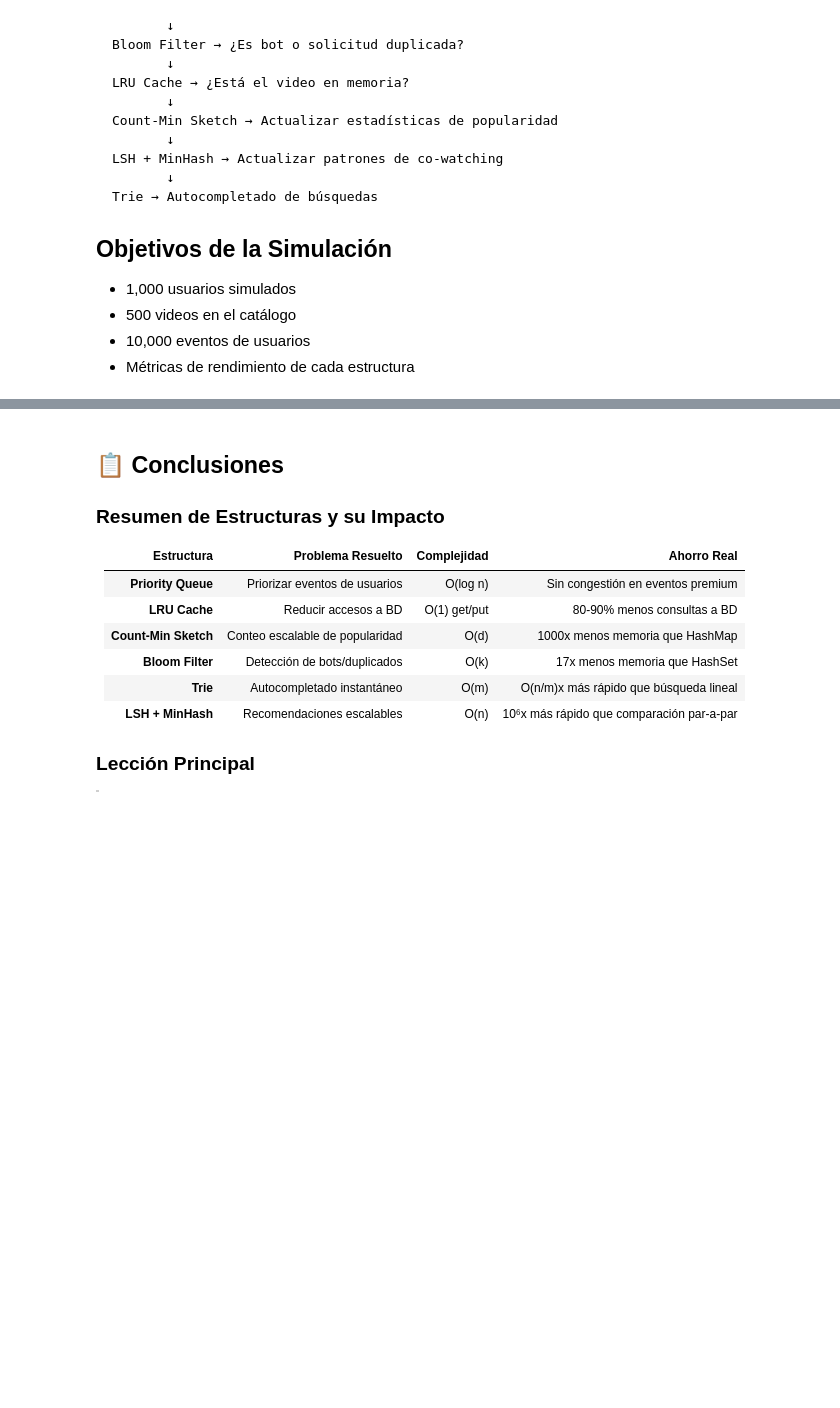
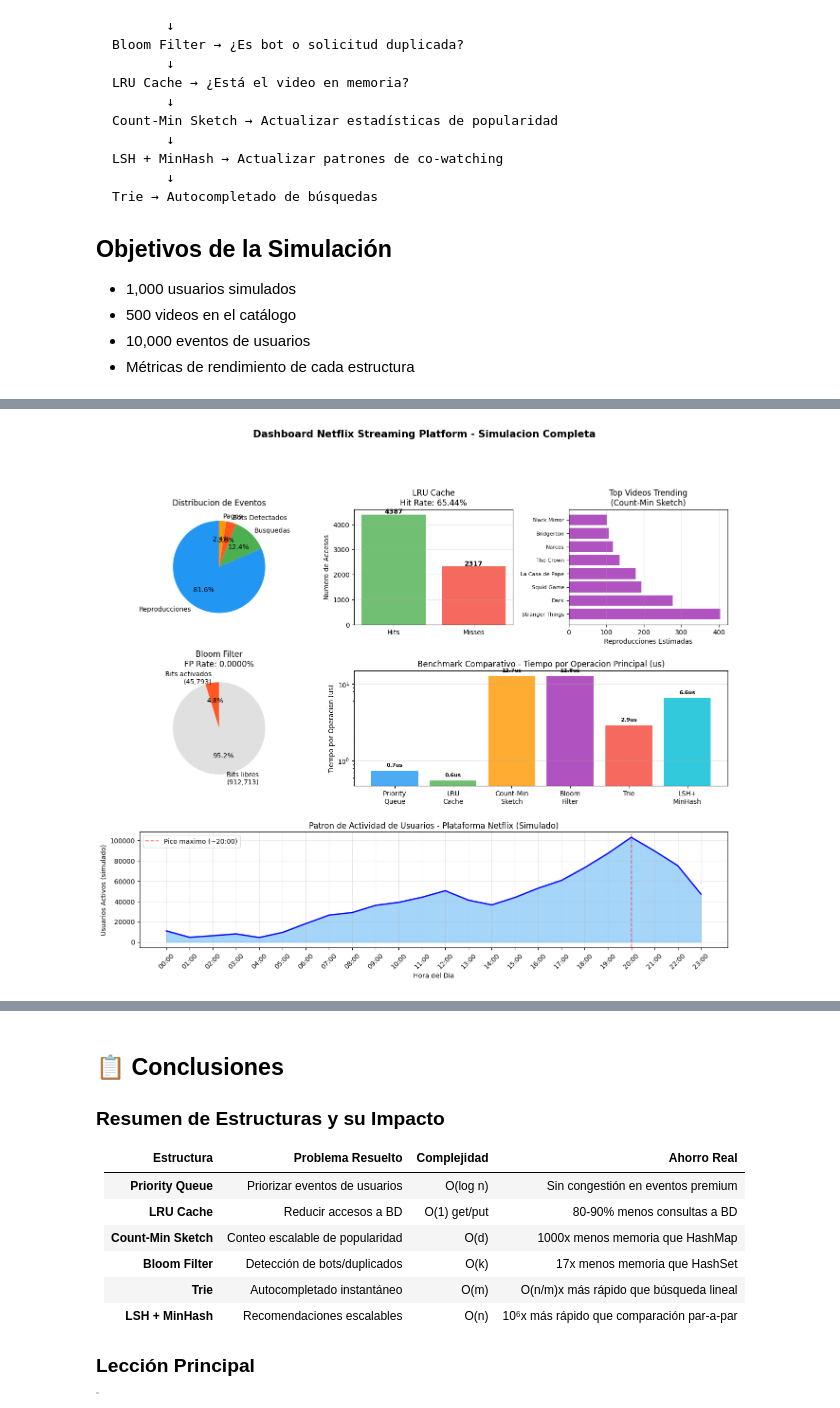
Before and after one commit to Guido-Silva/netflix-streaming-eda, a Jupyter notebook: notebooks/07_sistema_integrado.ipynb, the cells around one changed output, grey strips where cells are left out. Cells and saved outputs as stored; diff of their text form; code cells hidden in the pictures; blank space fills up the shorter version.

```diff
--- a/notebooks/07_sistema_integrado.ipynb
+++ b/notebooks/07_sistema_integrado.ipynb
@@ -182,33 +242,33 @@ stats = plataforma.get_stats()
 fig = plt.figure(figsize=(16, 12))
 gs = gridspec.GridSpec(3, 3, figure=fig, hspace=0.4, wspace=0.35)
 
-# 1. Métricas del sistema (pie chart)
+# 1. Distribucion de eventos
 ax1 = fig.add_subplot(gs[0, 0])
-labels = ['Reproducciones', 'Búsquedas', 'Bots Detectados', 'Pagos']
+labels = ['Reproducciones', 'Busquedas', 'Bots Detectados', 'Pagos']
 valores = [
     stats['sistema']['total_reproducciones'],
     stats['sistema']['total_busquedas'],
     stats['sistema']['total_bots_detectados'],
-    pagos_procesados
+    pagos_procesados,
 ]
 colores = ['#2196F3', '#4CAF50', '#FF5722', '#FF9800']
 ax1.pie(valores, labels=labels, colors=colores, autopct='%1.1f%%', startangle=90)
-ax1.set_title('Distribución de Eventos')
+ax1.set_title('Distribucion de Eventos')
 
-# 2. Caché LRU: Hit Rate
+# 2. LRU Cache
 ax2 = fig.add_subplot(gs[0, 1])
 cache_stats = stats['cache_lru']
 etiquetas_cache = ['Hits', 'Misses']
 valores_cache = [cache_stats['hits'], cache_stats['misses']]
 colores_cache = ['#4CAF50', '#F44336']
 ax2.bar(etiquetas_cache, valores_cache, color=colores_cache, alpha=0.8)
-ax2.set_title(f'LRU Cache\nHit Rate: {cache_stats["hit_rate"]}%')
-ax2.set_ylabel('Número de Accesos')
+ax2.set_title(f"LRU Cache\nHit Rate: {cache_stats['hit_rate']}%")
+ax2.set_ylabel('Numero de Accesos')
 ax2.grid(True, alpha=0.3, axis='y')
 for i, v in enumerate(valores_cache):
-    ax2.text(i, v + max(valores_cache)*0.01, str(v), ha='center', fontweight='bold')
+    ax2.text(i, v + max(valores_cache) * 0.01, str(v), ha='center', fontweight='bold')
 
-# 3. Top-10 Videos Trending (Count-Min Sketch)
+# 3. Trending videos
 ax3 = fig.add_subplot(gs[0, 2])
 trending = plataforma.get_trending(10)
 nombres_trending = []
@@ -227,41 +287,44 @@ if nombres_trending:
     ax3.set_xlabel('Reproducciones Estimadas')
     ax3.grid(True, alpha=0.3, axis='x')
 
-# 4. Bloom Filter: Uso de bits
+# 4. Bloom Filter bit usage (optimizado con bit_count)
 ax4 = fig.add_subplot(gs[1, 0])
 bf_info = stats['bloom_filter']
-bits_usados = sum(1 for byte in plataforma.filtro_bots._bits
-                  for bit in range(8) if byte & (1 << bit))
-bits_libres = bf_info['tamaño_bits'] - bits_usados
+bits_usados = sum(byte.bit_count() for byte in plataforma.filtro_bots._bits)
+# Tamano del filtro: preferir atributo del objeto para evitar problemas de codificacion de claves
+size_bits = getattr(plataforma.filtro_bots, 'size', None)
+if size_bits is None:
+    size_bits = len(plataforma.filtro_bots._bits) * 8
+bits_libres = size_bits - bits_usados
 ax4.pie(
     [bits_usados, bits_libres],
     labels=[f'Bits activados\n({bits_usados:,})', f'Bits libres\n({bits_libres:,})'],
     colors=['#FF5722', '#E0E0E0'],
     autopct='%1.1f%%',
-    startangle=90
+    startangle=90,
 )
-ax4.set_title(f'Bloom Filter\nFP Rate: {bf_info["tasa_fp_actual"]:.4%}')
+ax4.set_title(f"Bloom Filter\nFP Rate: {bf_info['tasa_fp_actual']:.4%}")
 
-# 5. Complejidad temporal comparativa
+# 5. Benchmark comparativo
 ax5 = fig.add_subplot(gs[1, 1:3])
 estructuras = ['Priority\nQueue', 'LRU\nCache', 'Count-Min\nSketch', 'Bloom\nFilter', 'Trie', 'LSH+\nMinHash']
 tiempos_por_op = []
 
-import time
-N_BENCH = 10000
+from src.priority_queue import PriorityQueue, UserEvent
+from src.lru_cache import LRUCache
+from src.count_min_sketch import CountMinSketch
+from src.bloom_filter import BloomFilter
 
-# Benchmark Priority Queue
-from src.priority_queue import PriorityQueue, UserEvent
+# Priority Queue
 pq_bench = PriorityQueue()
 for i in range(N_BENCH):
     pq_bench.push(UserEvent(f'u{i}', 'stream', 2))
 t0 = time.perf_counter()
-for i in range(N_BENCH):
+for _ in range(N_BENCH):
     pq_bench.pop()
 tiempos_por_op.append((time.perf_counter() - t0) / N_BENCH * 1e6)
 
-# Benchmark LRU Cache
-from src.lru_cache import LRUCache
+# LRU
 cache_bench = LRUCache(capacity=1000)
 for i in range(1000):
     cache_bench.put(f'v{i}', VideoContent(f'v{i}', f'Video {i}', 'Drama'))
@@ -270,68 +333,68 @@ for i in range(N_BENCH):
     cache_bench.get(f'v{i % 1000}')
 tiempos_por_op.append((time.perf_counter() - t0) / N_BENCH * 1e6)
 
-# Benchmark Count-Min Sketch
-from src.count_min_sketch import CountMinSketch
+# CMS
 cms_bench = CountMinSketch(width=2000, depth=7)
 t0 = time.perf_counter()
 for i in range(N_BENCH):
     cms_bench.update(f'v{i % 500}')
 tiempos_por_op.append((time.perf_counter() - t0) / N_BENCH * 1e6)
 
-# Benchmark Bloom Filter
-from src.bloom_filter import BloomFilter
+# Bloom
 bf_bench = BloomFilter(capacity=100000)
-for i in range(10000):
+for i in range(N_BENCH):
     bf_bench.add(f'user_{i}')
 t0 = time.perf_counter()
 for i in range(N_BENCH):
     bf_bench.contains(f'user_{i}')
 tiempos_por_op.append((time.perf_counter() - t0) / N_BENCH * 1e6)
 
-# Benchmark Trie
+# Trie
 t0 = time.perf_counter()
-for i in range(N_BENCH):
+for _ in range(N_BENCH):
     plataforma.trie_busqueda.autocomplete('str', max_suggestions=5)
 tiempos_por_op.append((time.perf_counter() - t0) / N_BENCH * 1e6)
 
-# Benchmark LSH
+# LSH
 t0 = time.perf_counter()
-for i in range(min(N_BENCH, 1000)):  # LSH es más lento
+for _ in range(N_BENCH_LSH):
     plataforma.motor_recomendaciones.find_similar('vid_0000', threshold=0.1)
-tiempos_por_op.append((time.perf_counter() - t0) / min(N_BENCH, 1000) * 1e6)
+tiempos_por_op.append((time.perf_counter() - t0) / N_BENCH_LSH * 1e6)
 
 colores_bench = ['#2196F3', '#4CAF50', '#FF9800', '#9C27B0', '#F44336', '#00BCD4']
 bars = ax5.bar(estructuras, tiempos_por_op, color=colores_bench, alpha=0.8)
-ax5.set_ylabel('Tiempo por Operación (μs)')
-ax5.set_title('Benchmark Comparativo — Tiempo por Operación Principal (μs)')
+ax5.set_ylabel('Tiempo por Operacion (us)')
+ax5.set_title('Benchmark Comparativo - Tiempo por Operacion Principal (us)')
 ax5.grid(True, alpha=0.3, axis='y')
 ax5.set_yscale('log')
 for bar, tiempo in zip(bars, tiempos_por_op):
-    ax5.text(bar.get_x() + bar.get_width()/2, bar.get_height() * 1.1,
-             f'{tiempo:.1f}μs', ha='center', va='bottom', fontsize=8, fontweight='bold')
+    ax5.text(bar.get_x() + bar.get_width() / 2, bar.get_height() * 1.1, f'{tiempo:.1f}us', ha='center', va='bottom', fontsize=8, fontweight='bold')
 
 # 6. Usuarios activos por hora (simulado)
 ax6 = fig.add_subplot(gs[2, :])
 horas = list(range(24))
-np.random.seed(42)
-# Patrón típico de Netflix: pico en noche
-usuarios_base = np.array([0.2, 0.1, 0.1, 0.1, 0.1, 0.2, 0.3, 0.5, 0.6, 0.7, 0.8, 0.9,
-                           1.0, 0.9, 0.8, 0.9, 1.1, 1.2, 1.5, 1.8, 2.0, 1.8, 1.5, 1.0])
+np.random.seed(SEED)
+usuarios_base = np.array([
+    0.2, 0.1, 0.1, 0.1, 0.1, 0.2, 0.3, 0.5, 0.6, 0.7, 0.8, 0.9,
+    1.0, 0.9, 0.8, 0.9, 1.1, 1.2, 1.5, 1.8, 2.0, 1.8, 1.5, 1.0,
+])
 usuarios_totales = (usuarios_base * 50000 + np.random.normal(0, 2000, 24)).clip(0)
 
 ax6.fill_between(horas, usuarios_totales, alpha=0.4, color='#2196F3')
 ax6.plot(horas, usuarios_totales, 'b-', linewidth=2)
-ax6.set_xlabel('Hora del Día')
+ax6.set_xlabel('Hora del Dia')
 ax6.set_ylabel('Usuarios Activos (simulado)')
-ax6.set_title('Patrón de Actividad de Usuarios — Plataforma Netflix (Simulado)')
+ax6.set_title('Patron de Actividad de Usuarios - Plataforma Netflix (Simulado)')
 ax6.set_xticks(horas)
 ax6.set_xticklabels([f'{h:02d}:00' for h in horas], rotation=45)
 ax6.grid(True, alpha=0.3)
-ax6.axvline(x=20, color='red', linestyle='--', alpha=0.5, label='Pico máximo (~20:00)')
+ax6.axvline(x=20, color='red', linestyle='--', alpha=0.5, label='Pico maximo (~20:00)')
 ax6.legend()
 
-plt.suptitle('Dashboard Netflix Streaming Platform — Simulación Completa',
-             fontsize=15, fontweight='bold', y=1.02)
-plt.savefig('dashboard_netflix.png', dpi=100, bbox_inches='tight')
+plt.suptitle('Dashboard Netflix Streaming Platform - Simulacion Completa', fontsize=15, fontweight='bold', y=1.02)
+out_file = INFORME_DIR / 'sistema_dashboard.png'
+plt.savefig(out_file, dpi=100, bbox_inches='tight')
 plt.show()
-print('✅ Dashboard guardado como dashboard_netflix.png')
+print(f'Dashboard guardado en {out_file}')
+# %% [output]
+[figure, added]
```
Also changed, not shown: parts of 7 cells of this notebook, 9 other files.
